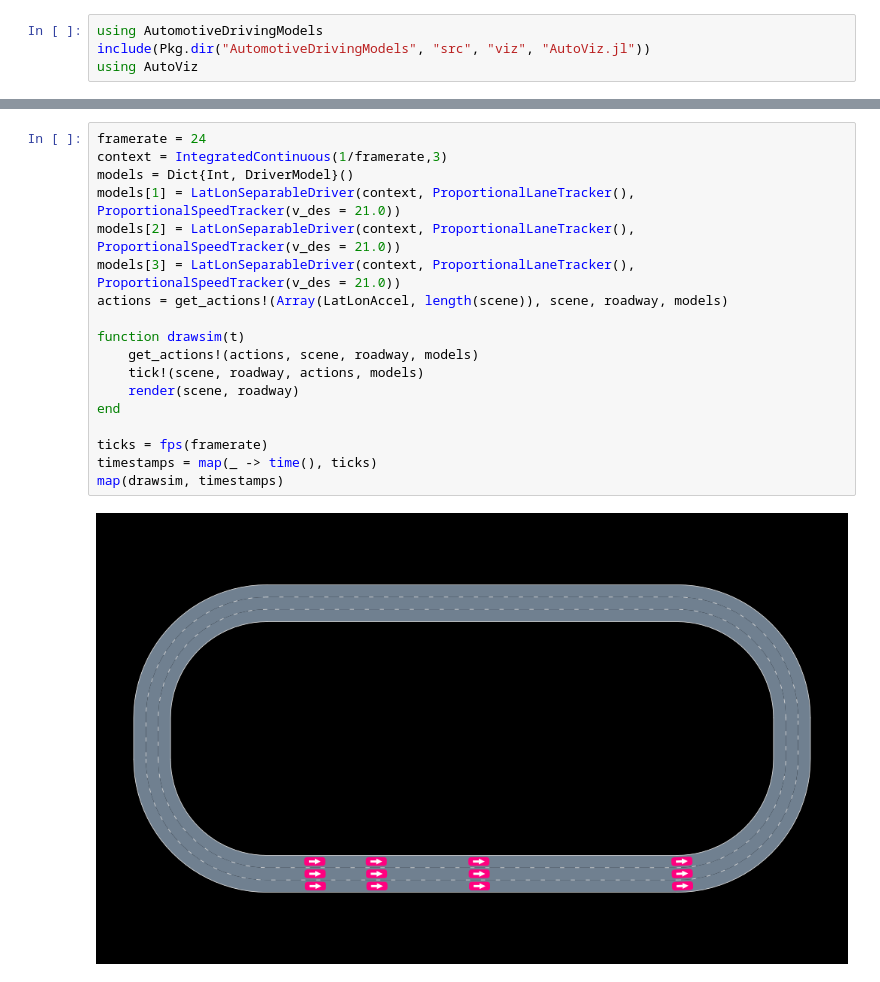
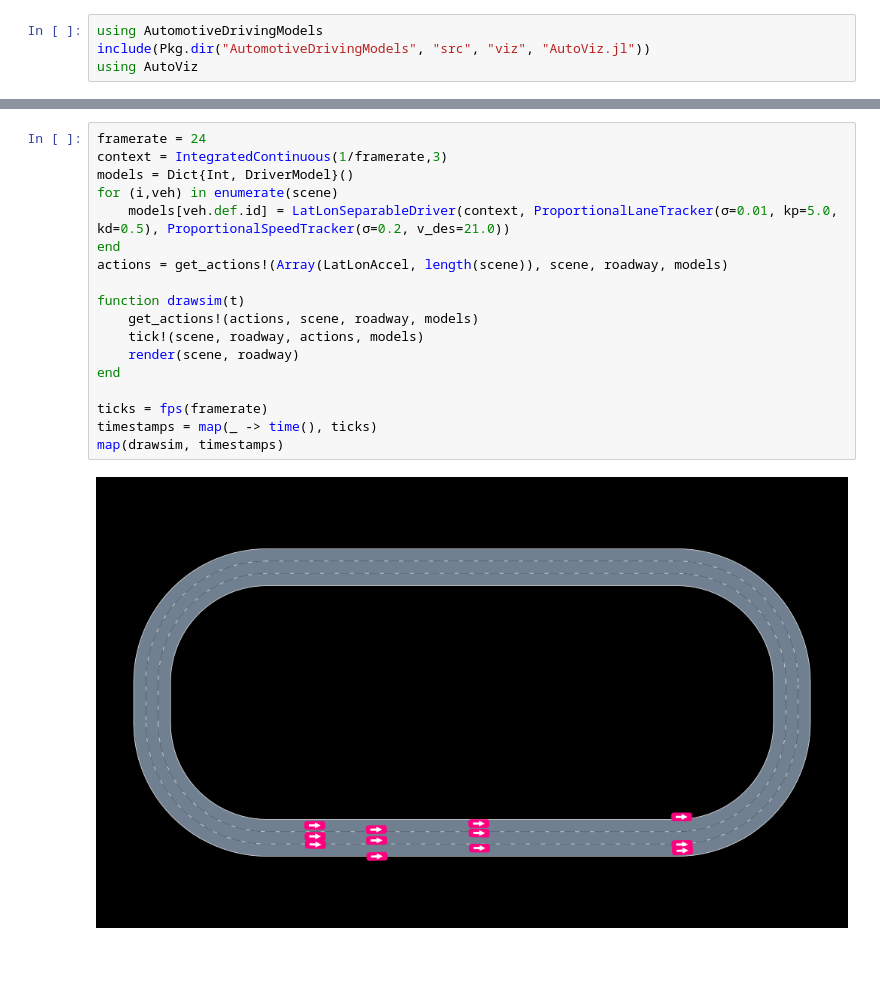
Before and after one commit to sisl/AutomotiveDrivingModels.jl, a Jupyter notebook: jnotebooks/ModelTestbed.ipynb, the cells around one changed output, grey strips where cells are left out. Saved outputs shown, nothing was run; the diff lists cells and outputs as text.

Commit message:
added derivative control to the lateral driving model for stability

```diff
--- a/jnotebooks/ModelTestbed.ipynb
+++ b/jnotebooks/ModelTestbed.ipynb
@@ -23,20 +26,20 @@ render(scene, roadway)
 # %%
 framerate = 24
 context = IntegratedContinuous(1/framerate,3)
 models = Dict{Int, DriverModel}()
-models[1] = LatLonSeparableDriver(context, ProportionalLaneTracker(), ProportionalSpeedTracker(v_des = 21.0))
-models[2] = LatLonSeparableDriver(context, ProportionalLaneTracker(), ProportionalSpeedTracker(v_des = 21.0))
-models[3] = LatLonSeparableDriver(context, ProportionalLaneTracker(), ProportionalSpeedTracker(v_des = 21.0))
+for (i,veh) in enumerate(scene)
+    models[veh.def.id] = LatLonSeparableDriver(context, ProportionalLaneTracker(σ=0.01, kp=5.0, kd=0.5), ProportionalSpeedTracker(σ=0.2, v_des=21.0))
+end
 actions = get_actions!(Array(LatLonAccel, length(scene)), scene, roadway, models)
 
 function drawsim(t)
     get_actions!(actions, scene, roadway, models)
     tick!(scene, roadway, actions, models)
     render(scene, roadway)
 end
 
 ticks = fps(framerate)
 timestamps = map(_ -> time(), ticks)
 map(drawsim, timestamps)
 # %% [output]
-[figure, old version]
+[figure, new version]
```
Also changed, not shown: parts of 1 cell of this notebook, 5 other files.
